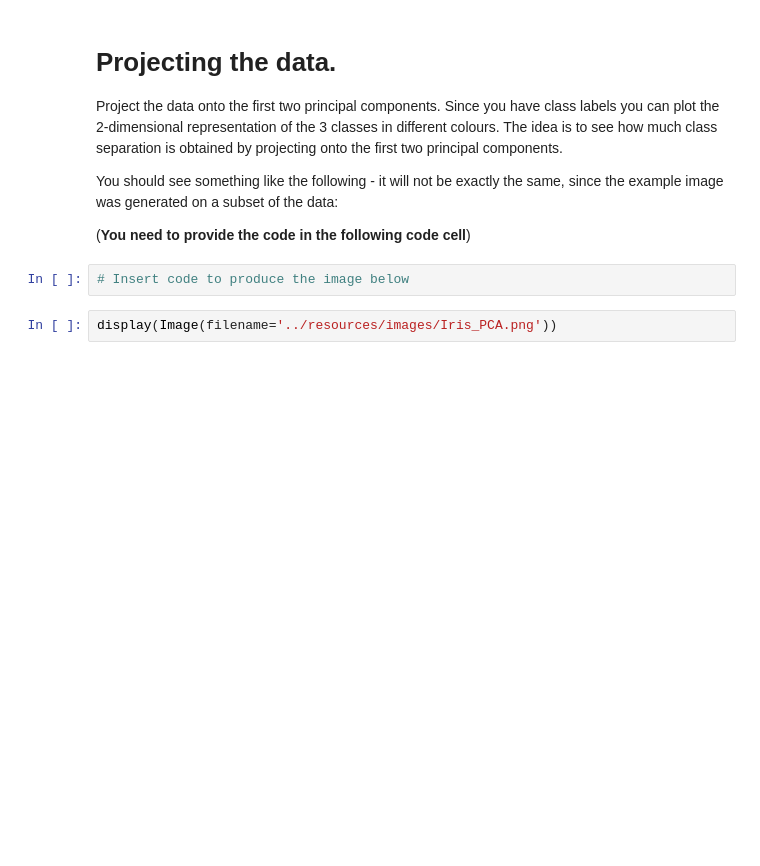
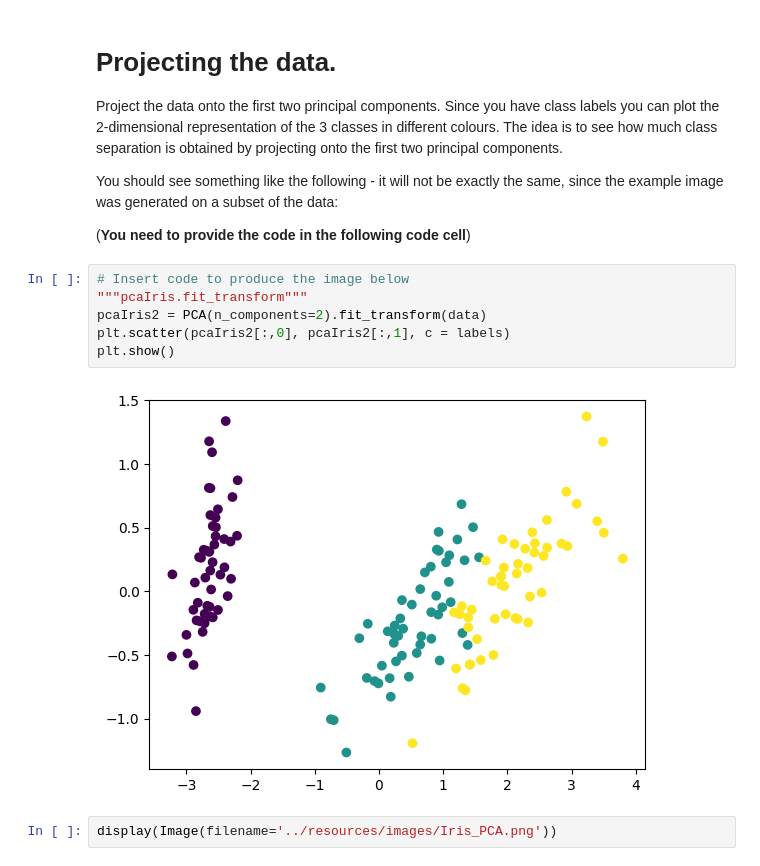
Before and after one commit to Obakeng-Mogale/cs315-assign-1, a Jupyter notebook: assign1/src/assign1.ipynb, the cells around one changed output. Saved outputs shown, nothing was run; the diff lists cells and outputs as text; blank space fills up the shorter version.

```diff
--- a/assign1/src/assign1.ipynb
+++ b/assign1/src/assign1.ipynb
@@ -63,6 +63,12 @@ You should see something like the following - it will not be exactly the same, s
 (**You need to provide the code in the following code cell**)
 # %%
 # Insert code to produce the image below
+"""pcaIris.fit_transform"""
+pcaIris2 = PCA(n_components=2).fit_transform(data)
+plt.scatter(pcaIris2[:,0], pcaIris2[:,1], c = labels)
+plt.show()
+# %% [output]
+[figure, added]
 # %%
 display(Image(filename='../resources/images/Iris_PCA.png'))
 # %% [output]
```
Also changed, not shown: parts of 26 cells of this notebook.
